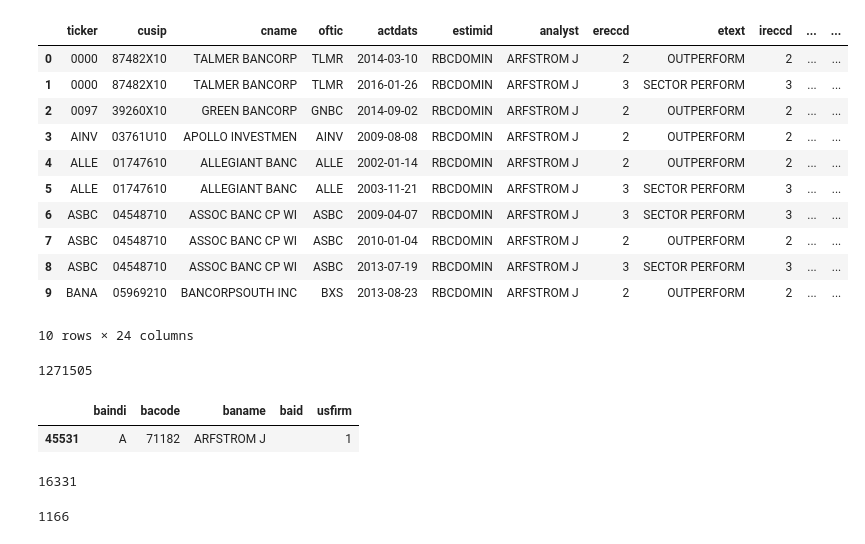
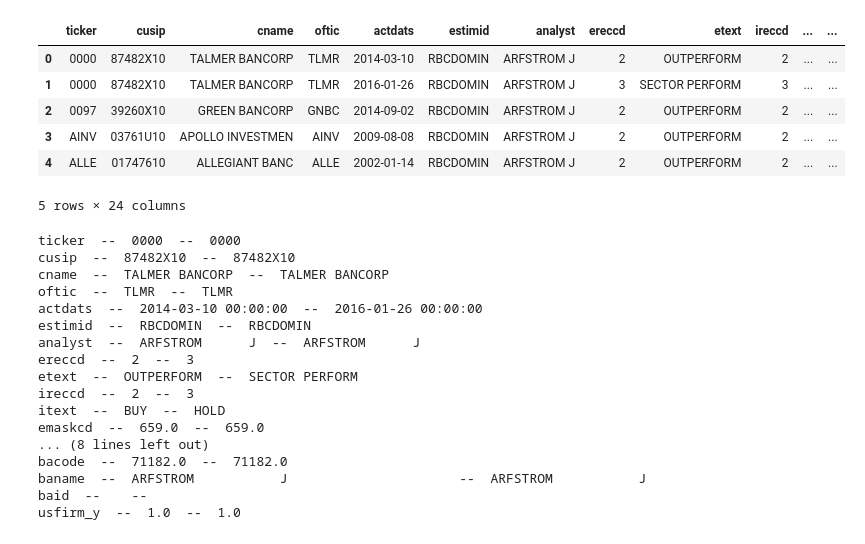
Before and after one commit to prokopyev/SeekingAlpha_project, a Jupyter notebook: raw_text_preprocessing/RECDET_BRAN_preproc.ipynb, the cells around one changed output. Drawn from its saved outputs; the diff is of its cells as text; code cells hidden in the pictures.

```diff
--- a/raw_text_preprocessing/RECDET_BRAN_preproc.ipynb
+++ b/raw_text_preprocessing/RECDET_BRAN_preproc.ipynb
@@ -46,34 +22,33 @@ merged = pd.merge(recdet,
                  left_on=['amaskcd'],
                  right_on=['bacode'])
 # %%
-merged.head(0)
+merged.head()
 # %% [output]
 |  | ticker | cusip | cname | oftic | actdats | estimid | analyst | ereccd | etext | ireccd | ... | ... |
 | 0 | 0000 | 87482X10 | TALMER BANCORP | TLMR | 2014-03-10 | RBCDOMIN | ARFSTROM J | 2 | OUTPERFORM | 2 | ... | ... |
 | 1 | 0000 | 87482X10 | TALMER BANCORP | TLMR | 2016-01-26 | RBCDOMIN | ARFSTROM J | 3 | SECTOR PERFORM | 3 | ... | ... |
 | 2 | 0097 | 39260X10 | GREEN BANCORP | GNBC | 2014-09-02 | RBCDOMIN | ARFSTROM J | 2 | OUTPERFORM | 2 | ... | ... |
 | 3 | AINV | 03761U10 | APOLLO INVESTMEN | AINV | 2009-08-08 | RBCDOMIN | ARFSTROM J | 2 | OUTPERFORM | 2 | ... | ... |
 | 4 | ALLE | 01747610 | ALLEGIANT BANC | ALLE | 2002-01-14 | RBCDOMIN | ARFSTROM J | 2 | OUTPERFORM | 2 | ... | ... |
-| 5 | ALLE | 01747610 | ALLEGIANT BANC | ALLE | 2003-11-21 | RBCDOMIN | ARFSTROM J | 3 | SECTOR PERFORM | 3 | ... | ... |
-| 6 | ASBC | 04548710 | ASSOC BANC CP WI | ASBC | 2009-04-07 | RBCDOMIN | ARFSTROM J | 3 | SECTOR PERFORM | 3 | ... | ... |
-| 7 | ASBC | 04548710 | ASSOC BANC CP WI | ASBC | 2010-01-04 | RBCDOMIN | ARFSTROM J | 2 | OUTPERFORM | 2 | ... | ... |
-| 8 | ASBC | 04548710 | ASSOC BANC CP WI | ASBC | 2013-07-19 | RBCDOMIN | ARFSTROM J | 3 | SECTOR PERFORM | 3 | ... | ... |
-| 9 | BANA | 05969210 | BANCORPSOUTH INC | BXS | 2013-08-23 | RBCDOMIN | ARFSTROM J | 2 | OUTPERFORM | 2 | ... | ... |
-10 rows × 24 columns
+5 rows × 24 columns
-# %%
-len(merged)
-# %% [output]
-1271505
-# %%
-bran[bran['bacode']==71182]
-# %% [output]
-|  | baindi | bacode | baname | baid | usfirm |
-| 45531 | A | 71182 | ARFSTROM J |  | 1 |
-# %%
-len(pd.unique(merged['analyst']))
-# %% [output]
-16331
-# %%
-len(pd.unique(merged['estimid']))
-# %% [output]
-1166
+# %%
+for c in merged.columns:
+    print(c, ' -- ', merged[c][0], ' -- ', merged[c][1])
+# %% [output]
+ticker  --  0000  --  0000
+cusip  --  87482X10  --  87482X10
+cname  --  TALMER BANCORP  --  TALMER BANCORP
+oftic  --  TLMR  --  TLMR
+actdats  --  2014-03-10 00:00:00  --  2016-01-26 00:00:00
+estimid  --  RBCDOMIN  --  RBCDOMIN
+analyst  --  ARFSTROM      J  --  ARFSTROM      J
+ereccd  --  2  --  3
+etext  --  OUTPERFORM  --  SECTOR PERFORM
+ireccd  --  2  --  3
+itext  --  BUY  --  HOLD
+emaskcd  --  659.0  --  659.0
+... (8 lines left out)
+bacode  --  71182.0  --  71182.0
+baname  --  ARFSTROM           J                      --  ARFSTROM           J
+baid  --    --
+usfirm_y  --  1.0  --  1.0
```
Also changed, not shown: parts of 12 cells of this notebook, 12 other files.
